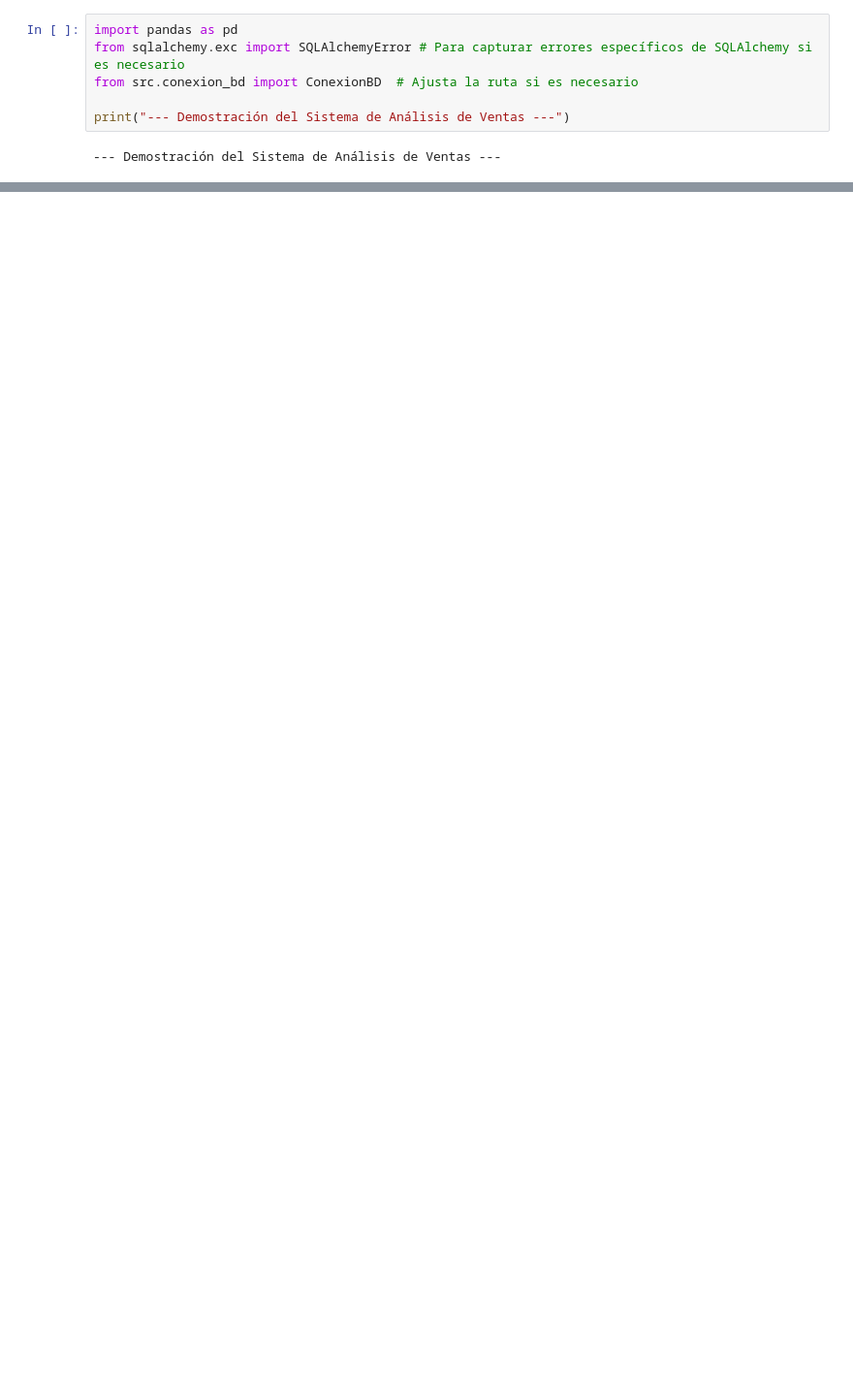
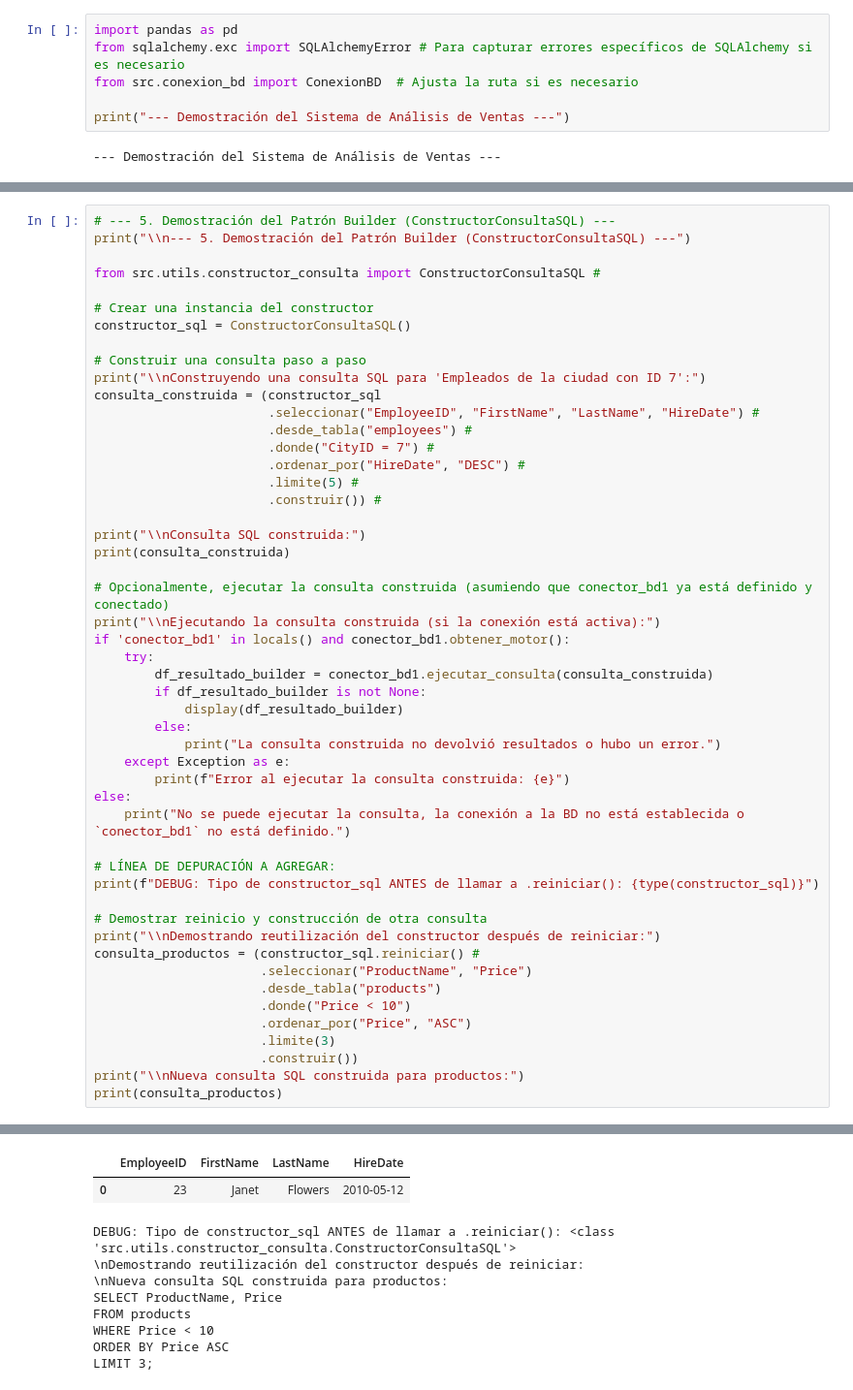
Before and after one commit to gnavarrolema/sistema-de-analisis-de-ventas, a Jupyter notebook: demostracion_sistema.ipynb, the cells around one changed output, grey strips where cells are left out. Shown: that part at 97% size. Cells and saved outputs as stored; diff of their text form; blank space fills up the shorter version.

Commit message:
docs: Mejorar demostración de patrones y añadir ejecución de tests en Jupyter Notebook

```diff
--- a/demostracion_sistema.ipynb
+++ b/demostracion_sistema.ipynb
@@ -179,0 +272,51 @@ Consulta Avanzada: Top 3 Productos por Ventas Netas en Cada Categoría (Usando P
+# %%
+# --- 5. Demostración del Patrón Builder (ConstructorConsultaSQL) ---
+print("\\n--- 5. Demostración del Patrón Builder (ConstructorConsultaSQL) ---")
+
+from src.utils.constructor_consulta import ConstructorConsultaSQL #
+
+# Crear una instancia del constructor
+constructor_sql = ConstructorConsultaSQL()
+
+# Construir una consulta paso a paso
+print("\\nConstruyendo una consulta SQL para 'Empleados de la ciudad con ID 7':")
+consulta_construida = (constructor_sql
+                       .seleccionar("EmployeeID", "FirstName", "LastName", "HireDate") #
+                       .desde_tabla("employees") #
+                       .donde("CityID = 7") #
+                       .ordenar_por("HireDate", "DESC") #
+                       .limite(5) #
+                       .construir()) #
+
+print("\\nConsulta SQL construida:")
+print(consulta_construida)
+
+# Opcionalmente, ejecutar la consulta construida (asumiendo que conector_bd1 ya está definido y conectado)
+print("\\nEjecutando la consulta construida (si la conexión está activa):")
+if 'conector_bd1' in locals() and conector_bd1.obtener_motor():
+    try:
+        df_resultado_builder = conector_bd1.ejecutar_consulta(consulta_construida)
+        if df_resultado_builder is not None:
+            display(df_resultado_builder)
+        else:
+            print("La consulta construida no devolvió resultados o hubo un error.")
+    except Exception as e:
+        print(f"Error al ejecutar la consulta construida: {e}")
+else:
+    print("No se puede ejecutar la consulta, la conexión a la BD no está establecida o `conector_bd1` no está definido.")
+
+# LÍNEA DE DEPURACIÓN A AGREGAR:
+print(f"DEBUG: Tipo de constructor_sql ANTES de llamar a .reiniciar(): {type(constructor_sql)}")
+
+# Demostrar reinicio y construcción de otra consulta
+print("\\nDemostrando reutilización del constructor después de reiniciar:")
+consulta_productos = (constructor_sql.reiniciar() #
+                      .seleccionar("ProductName", "Price")
+                      .desde_tabla("products")
+                      .donde("Price < 10")
+                      .ordenar_por("Price", "ASC")
+                      .limite(3)
+                      .construir())
+print("\\nNueva consulta SQL construida para productos:")
+print(consulta_productos)
+# %% [output]
@@ -179,0 +337,10 @@ Consulta Avanzada: Top 3 Productos por Ventas Netas en Cada Categoría (Usando P
+|  | EmployeeID | FirstName | LastName | HireDate |
+| 0 | 23 | Janet | Flowers | 2010-05-12 |
+DEBUG: Tipo de constructor_sql ANTES de llamar a .reiniciar(): <class 'src.utils.constructor_consulta.ConstructorConsultaSQL'>
+\nDemostrando reutilización del constructor después de reiniciar:
+\nNueva consulta SQL construida para productos:
+SELECT ProductName, Price
+FROM products
+WHERE Price < 10
+ORDER BY Price ASC
+LIMIT 3;
```
Also changed, not shown: parts of 6 cells of this notebook.
